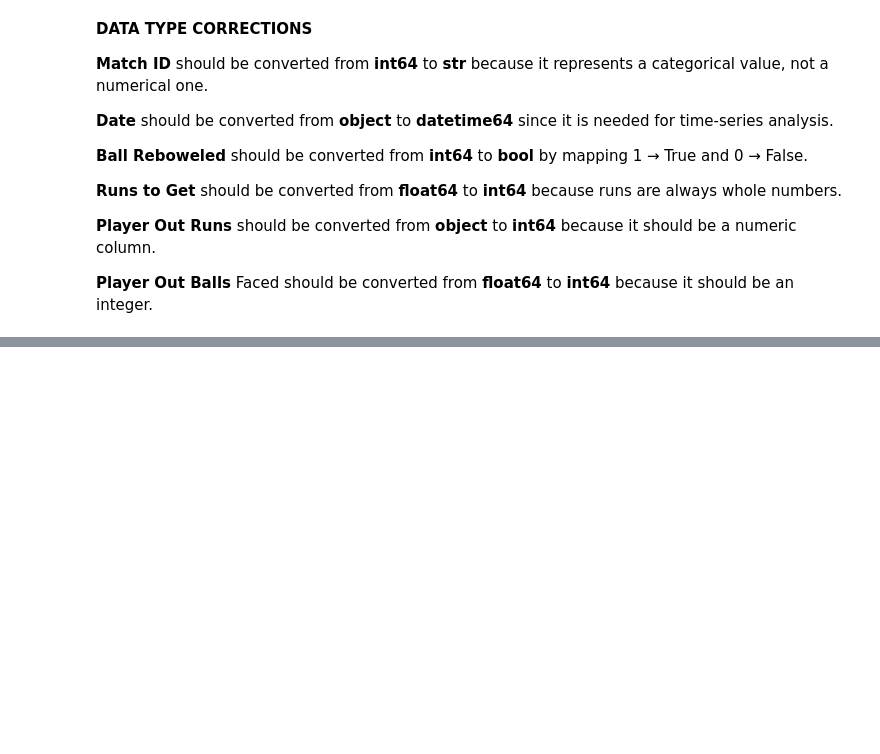
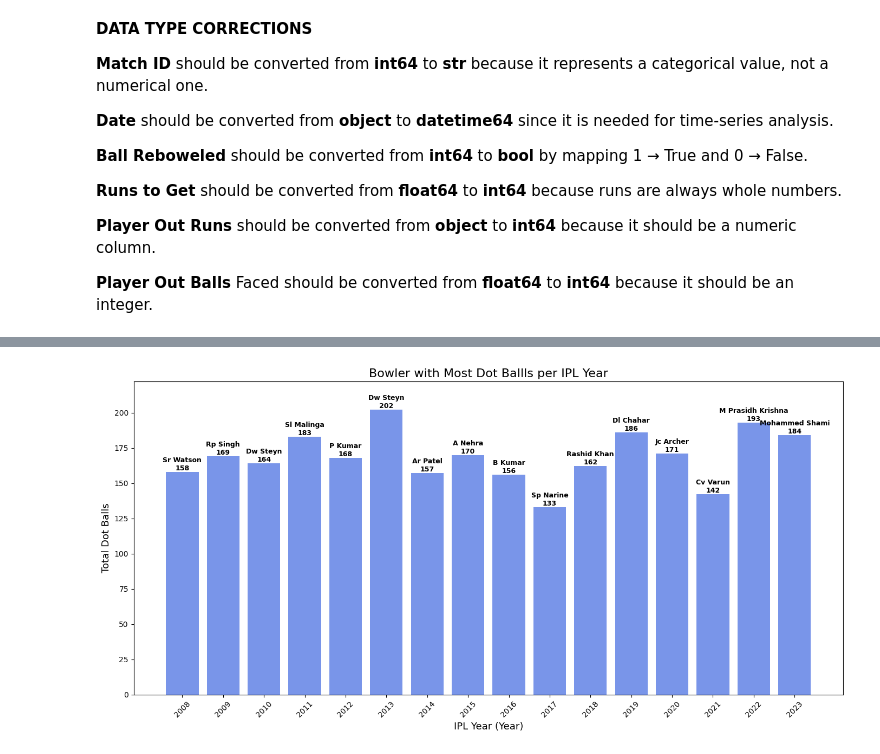
Before and after one commit to vishnusai2005/Dataset_Collection_-_Structure_EDA, a Jupyter notebook: Copy_of_Dataset_Collection_&_Structure.ipynb, the cells around one changed output, grey strips where cells are left out. Drawn from its saved outputs; the diff is of its cells as text; code cells hidden in the pictures; blank space fills up the shorter version.

```diff
--- a/Copy_of_Dataset_Collection_&_Structure.ipynb
+++ b/Copy_of_Dataset_Collection_&_Structure.ipynb
@@ -403,0 +776,6 @@ df['Date'] = pd.to_datetime(df['Date'])
+# %%
+dot_balls_per_bowler = df.groupby(['Year','Bowler'])['is_dot_ball'].sum().reset_index()
+top_dot_bowlers_idx = dot_balls_per_bowler.groupby('Year')['is_dot_ball'].idxmax()
+top_dot_bowlers =  dot_balls_per_bowler.loc[top_dot_bowlers_idx]
+top_dot_bowlers = top_dot_bowlers.rename(columns = {'is_dot_ball':'Total Dot Balls'})
+top_dot_bowlers
@@ -403,0 +800,14 @@ df['Date'] = pd.to_datetime(df['Date'])
+# %%
+plt.figure(figsize = (14,7))
+bars = plt.bar(top_dot_bowlers['Year'].astype(str), top_dot_bowlers['Total Dot Balls'], color = 'royalblue', alpha = 0.7)
+for bar, bowler, dots in zip(bars, top_dot_bowlers['Bowler'], top_dot_bowlers['Total Dot Balls']):
+  plt.text(bar.get_x() + bar.get_width()/2,bar.get_height(), f'{bowler}\n{dots}',ha = 'center',va='bottom', fontsize = 9, fontweight='bold',color = 'black')
+
+plt.xlabel('IPL Year (Year)', fontsize = 13)
+plt.ylabel('Total Dot Balls',fontsize = 13)
+plt.title('Bowler with Most Dot Ballls per IPL Year',fontsize=16)
+plt.xticks(rotation = 45)
+plt.ylim(0,top_dot_bowlers['Total Dot Balls'].max() + 20)
+plt.tight_layout()
+# %% [output]
+[figure, added]
```
Also changed, not shown: parts of 45 cells of this notebook.
